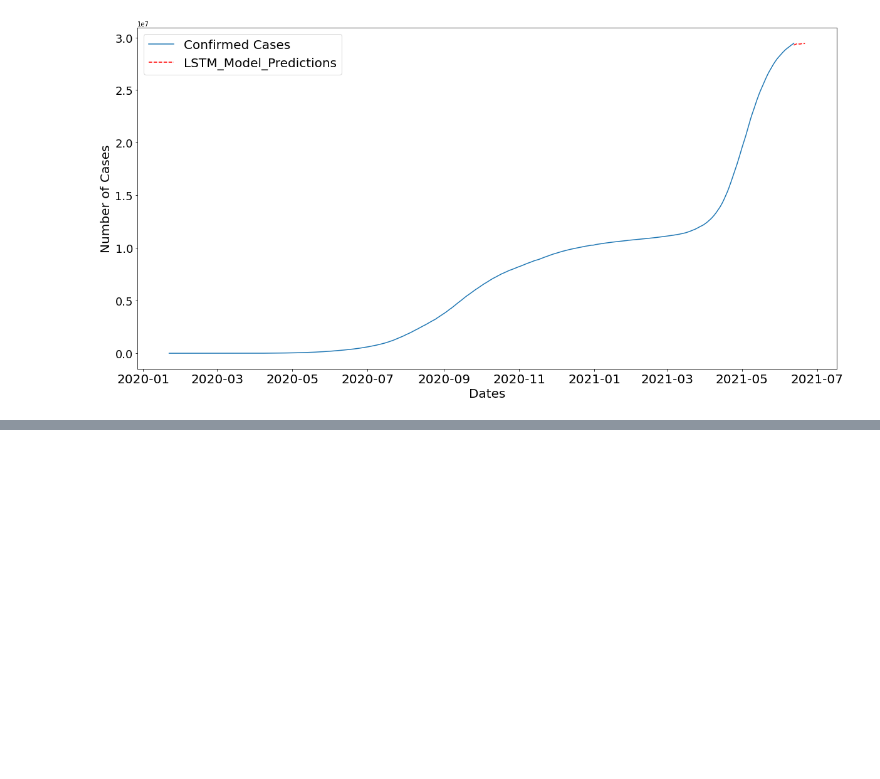
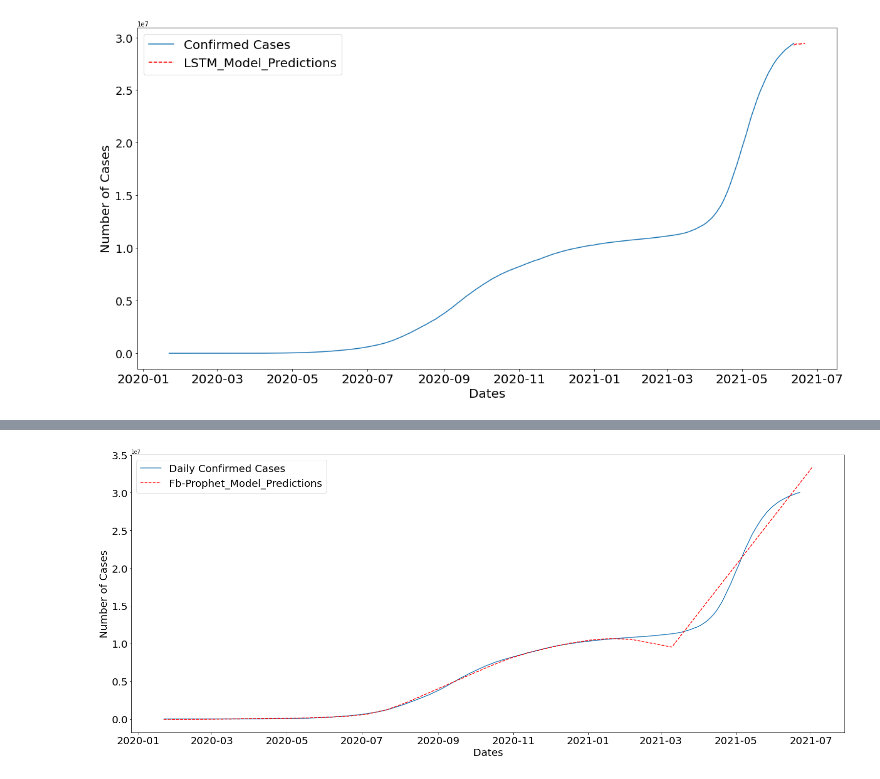
Before and after one commit to afzal442/TimeSeriesAnalysysofCovid-19inIndia, a Jupyter notebook: TS.ipynb, the cells around one changed output, grey strips where cells are left out. Cells and saved outputs as stored; diff of their text form; code cells hidden in the pictures; blank space fills up the shorter version.

```diff
--- a/TS.ipynb
+++ b/TS.ipynb
@@ -150,0 +157,15 @@ plt.show()
+# %%
+df1 = pd.DataFrame(index=dates, columns=['ds', 'y'])
+df1["y"] = india_cases
+df1.index = pd.to_datetime(df1.index)
+df1.index.columns = ['ds']
+df1['ds'] = df1.index
+df2 = df1[['y']]
+# %%
+from fbprophet import Prophet
+
+#model
+m = Prophet()
+
+#fitting the model
+m.fit(df1)
@@ -150,0 +177,5 @@ plt.show()
+# %%
+#forecast
+future = m.make_future_dataframe(periods= 10)
+forecast = m.predict(future)
+forecast[['ds', 'yhat', 'yhat_lower', 'yhat_upper']].tail()
@@ -150,0 +189,12 @@ plt.show()
+# %%
+plt.figure(figsize=(25, 10))
+plt.plot(df1.index, india_cases)
+plt.plot(future, forecast['yhat'],linestyle='dashed', color='r')
+plt.legend(['Daily Confirmed Cases', 'Fb-Prophet_Model_Predictions'], prop={'size': 20})
+plt.xlabel('Dates', size=20)
+plt.ylabel('Number of Cases', size=20)
+plt.xticks(fontsize=20)
+plt.yticks(fontsize=20)
+plt.show()
+# %% [output]
+[figure, added]
```
Also changed, not shown: parts of 6 cells of this notebook.
